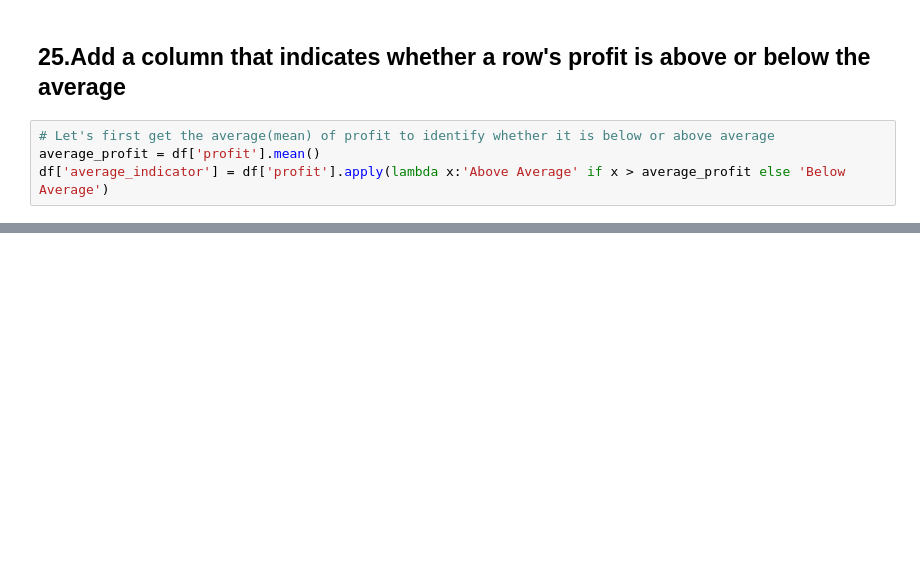
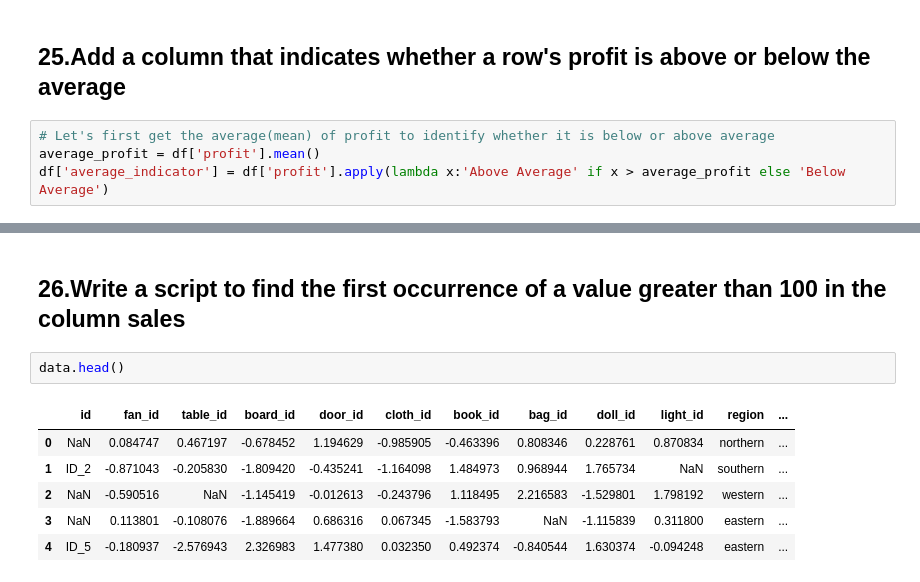
Before and after one commit to G-Arun-Kumar/exploratory-data-analysis, a Jupyter notebook: pandas_practice.ipynb, the cells around one changed output, grey strips where cells are left out. Drawn from its saved outputs; the diff is of its cells as text; blank space fills up the shorter version.

Commit message:
first occurance of value greater than 100 for sales is being done

```diff
--- a/pandas_practice.ipynb
+++ b/pandas_practice.ipynb
@@ -1647,0 +1661,11 @@ df['average_indicator'] = df['profit'].apply(lambda x:'Above Average' if x > ave
+# %% [markdown]
+## 26.Write a script to find the first occurrence of a value greater than 100 in the column sales
+# %%
+data.head()
+# %% [output]
+|  | id | fan_id | table_id | board_id | door_id | cloth_id | book_id | bag_id | doll_id | light_id | region | ... |
+| 0 | NaN | 0.084747 | 0.467197 | -0.678452 | 1.194629 | -0.985905 | -0.463396 | 0.808346 | 0.228761 | 0.870834 | northern | ... |
+| 1 | ID_2 | -0.871043 | -0.205830 | -1.809420 | -0.435241 | -1.164098 | 1.484973 | 0.968944 | 1.765734 | NaN | southern | ... |
+| 2 | NaN | -0.590516 | NaN | -1.145419 | -0.012613 | -0.243796 | 1.118495 | 2.216583 | -1.529801 | 1.798192 | western | ... |
+| 3 | NaN | 0.113801 | -0.108076 | -1.889664 | 0.686316 | 0.067345 | -1.583793 | NaN | -1.115839 | 0.311800 | eastern | ... |
+| 4 | ID_5 | -0.180937 | -2.576943 | 2.326983 | 1.477380 | 0.032350 | 0.492374 | -0.840544 | 1.630374 | -0.094248 | eastern | ... |
```
Also changed, not shown: parts of 31 cells of this notebook.
